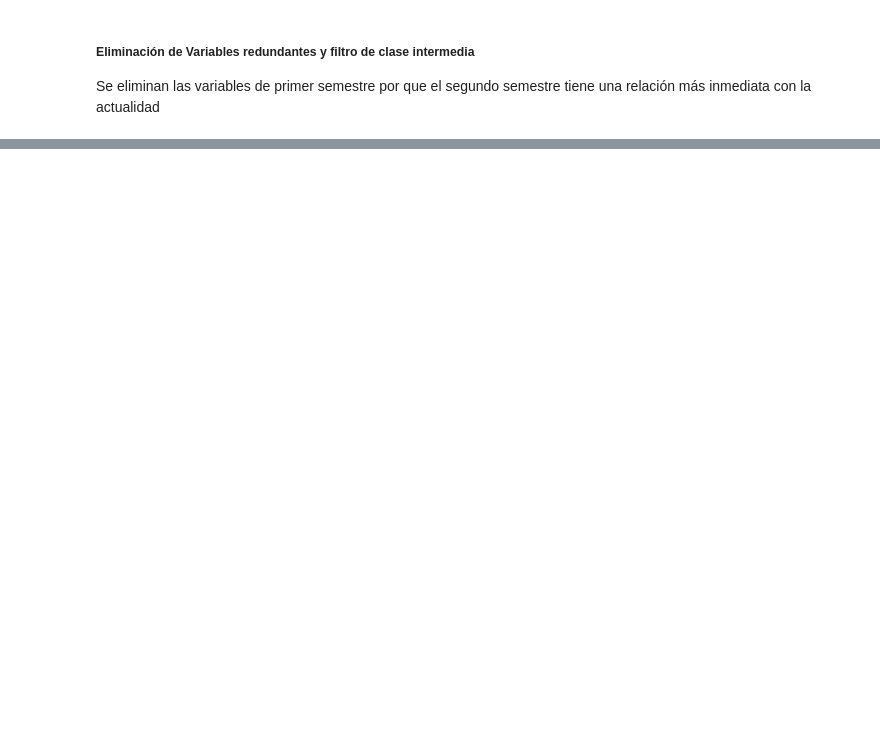
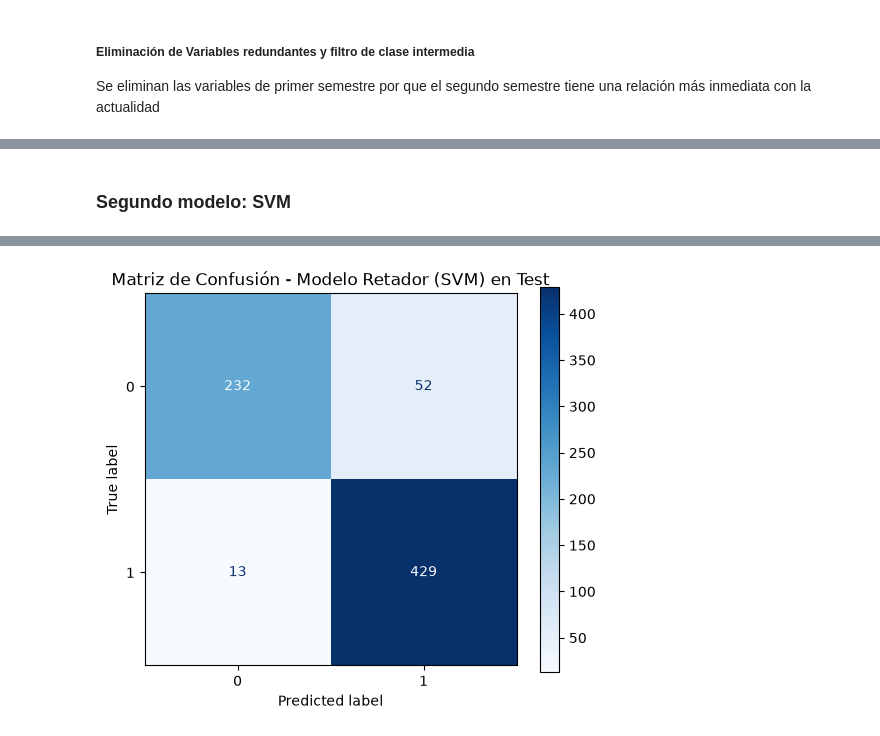
Before and after one commit to DieCs2806/Proyecto-T-cnicas-de-Aprendizaje-de-Maquina, a Jupyter notebook: Proyecto1.ipynb, the cells around one changed output, grey strips where cells are left out. Drawn from its saved outputs; the diff is of its cells as text; code cells hidden in the pictures; blank space fills up the shorter version.

```diff
--- a/Proyecto1.ipynb
+++ b/Proyecto1.ipynb
@@ -243,0 +368,70 @@ X_final = X_sin_colinealidad.drop(columns=variables_descartadas)
+# %% [markdown]
+### Segundo modelo: SVM
+# %%
+from sklearn.svm import SVC
+from sklearn.model_selection import GridSearchCV, StratifiedKFold
+from sklearn.preprocessing import StandardScaler
+from sklearn.pipeline import Pipeline
+
+# 1. Estrategia de Validación Cruzada (5-Fold Estratificado)
+cv_strategy = StratifiedKFold(n_splits=5, shuffle=True, random_state=42)
+
+# 2. Pipeline (Estandarización + SVM) para evitar fuga de datos
+pipeline_retador = Pipeline([
+    ('scaler', StandardScaler()),
+    ('svm', SVC(random_state=42))
+])
+
+# 3. Grilla de Hiperparámetros para SVM (Evaluando C, kernel y gamma)
+param_grid_retador = [
+    {
+        'svm__kernel': ['linear'],
+        'svm__C': [0.01, 0.1, 1, 10, 100]
+    },
+    {
+        'svm__kernel': ['rbf'],
+        'svm__C': [0.01, 0.1, 1, 10, 100],
+        'svm__gamma': ['scale', 'auto', 0.01, 0.1, 1]
+    },
+    {
+        'svm__kernel': ['poly'],
+        'svm__degree': [2, 3],
+        'svm__C': [0.1, 1, 10]
+    }
+]
+
+# 4. Configuración de GridSearchCV
+grid_retador = GridSearchCV(
+    estimator=pipeline_retador,
+    param_grid=param_grid_retador,
+    cv=cv_strategy,
+    scoring='f1_weighted',  # Métrica adecuada para desbalance de clases
+    n_jobs=-1,
+    return_train_score=True
+)
+
+# 5. Entrenar el modelo con el conjunto de entrenamiento
+grid_retador.fit(x_train, y_train)
+
+print("Mejores hiperparámetros Retador (SVM):", grid_retador.best_params_)
+print("Mejor puntuación F1-Weighted en CV:", grid_retador.best_score_)
+
+best_svm_model = grid_retador.best_estimator_
+
+# 3. GENERACIÓN DE PREDICCIONES
+# Se generan las predicciones finales sobre el conjunto de prueba reservado (X_test)
+y_pred_retador = best_svm_model.predict(x_test)
+
+# 4. EVALUACIÓN Y REPORTE DE MÉTRICAS
+print("\n--- Reporte de Clasificación sobre X_test ---")
+print(classification_report(y_test, y_pred_retador))
+
+# 5. MATRIZ DE CONFUSIÓN
+cm = confusion_matrix(y_test, y_pred_retador)
+disp = ConfusionMatrixDisplay(confusion_matrix=cm, display_labels=best_svm_model.classes_)
+
+fig, ax = plt.subplots(figsize=(6, 5))
+disp.plot(cmap='Blues', ax=ax)
+plt.title("Matriz de Confusión - Modelo Retador (SVM) en Test")
+plt.show()
+# %% [output]
@@ -243,0 +450 @@ X_final = X_sin_colinealidad.drop(columns=variables_descartadas)
+[figure, added]
```
Also changed, not shown: parts of 13 cells of this notebook.
